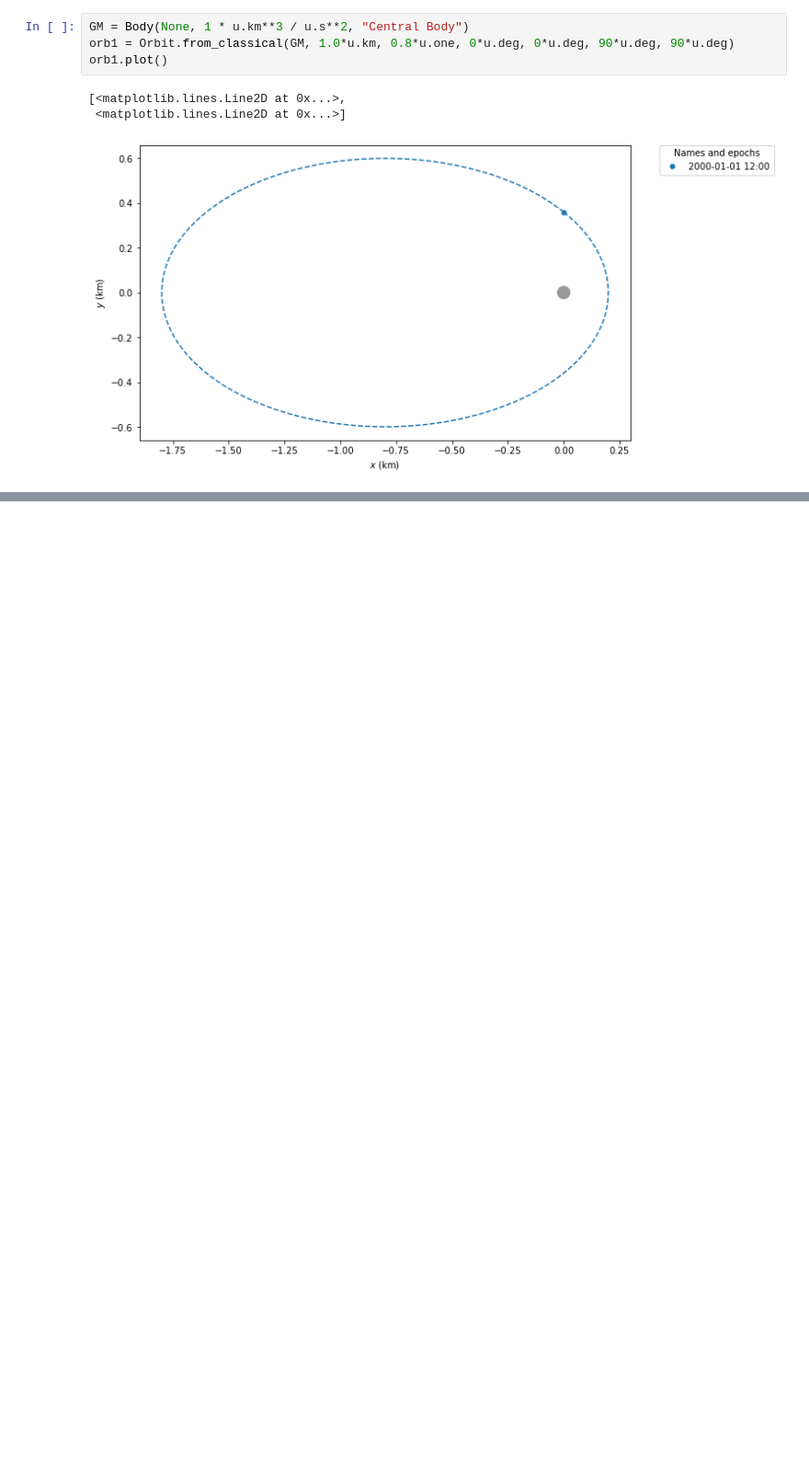
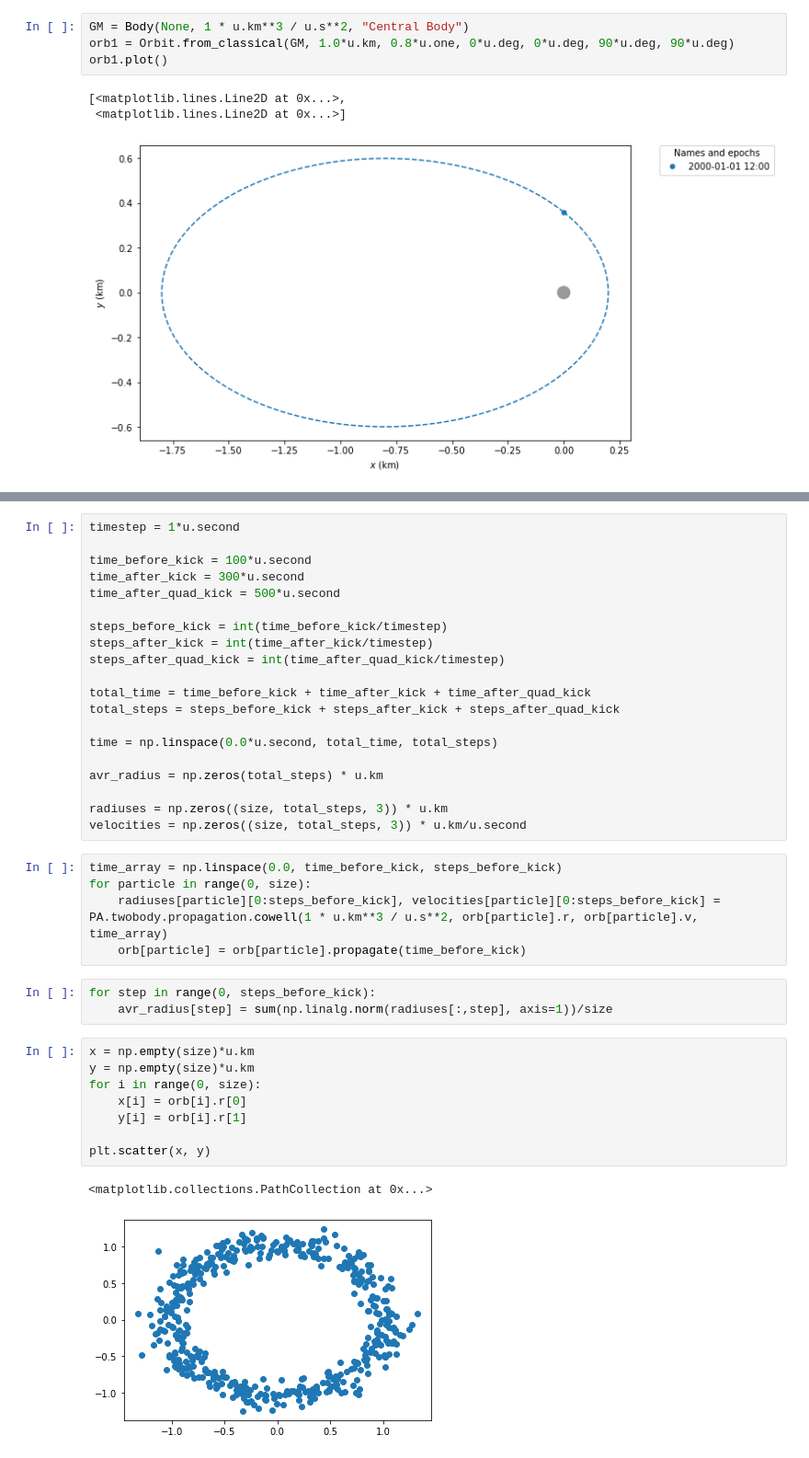
Before and after one commit to henhen724/EchoSimulation, a Jupyter notebook: PythonSimulation/Kepler Echo.ipynb, the cells around one changed output, grey strips where cells are left out. Shown: that part at 92% size. Cells and saved outputs as stored; diff of their text form; blank space fills up the shorter version.

```diff
--- a/PythonSimulation/Kepler Echo.ipynb
+++ b/PythonSimulation/Kepler Echo.ipynb
@@ -55,0 +94,39 @@ orb[0].plot()
+# %%
+timestep = 1*u.second
+
+time_before_kick = 100*u.second
+time_after_kick = 300*u.second
+time_after_quad_kick = 500*u.second
+
+steps_before_kick = int(time_before_kick/timestep)
+steps_after_kick = int(time_after_kick/timestep)
+steps_after_quad_kick = int(time_after_quad_kick/timestep)
+
+total_time = time_before_kick + time_after_kick + time_after_quad_kick
+total_steps = steps_before_kick + steps_after_kick + steps_after_quad_kick
+
+time = np.linspace(0.0*u.second, total_time, total_steps)
+
+avr_radius = np.zeros(total_steps) * u.km
+
+radiuses = np.zeros((size, total_steps, 3)) * u.km
+velocities = np.zeros((size, total_steps, 3)) * u.km/u.second
+# %%
+time_array = np.linspace(0.0, time_before_kick, steps_before_kick)
+for particle in range(0, size):
+    radiuses[particle][0:steps_before_kick], velocities[particle][0:steps_before_kick] = PA.twobody.propagation.cowell(1 * u.km**3 / u.s**2, orb[particle].r, orb[particle].v, time_array)
+    orb[particle] = orb[particle].propagate(time_before_kick)
+# %%
+for step in range(0, steps_before_kick):
+    avr_radius[step] = sum(np.linalg.norm(radiuses[:,step], axis=1))/size
+# %%
+x = np.empty(size)*u.km
+y = np.empty(size)*u.km
+for i in range(0, size):
+    x[i] = orb[i].r[0]
+    y[i] = orb[i].r[1]
+
+plt.scatter(x, y)
+# %% [output]
+<matplotlib.collections.PathCollection at 0x...>
+[figure, added]
```
Also changed, not shown: parts of 24 cells of this notebook.
